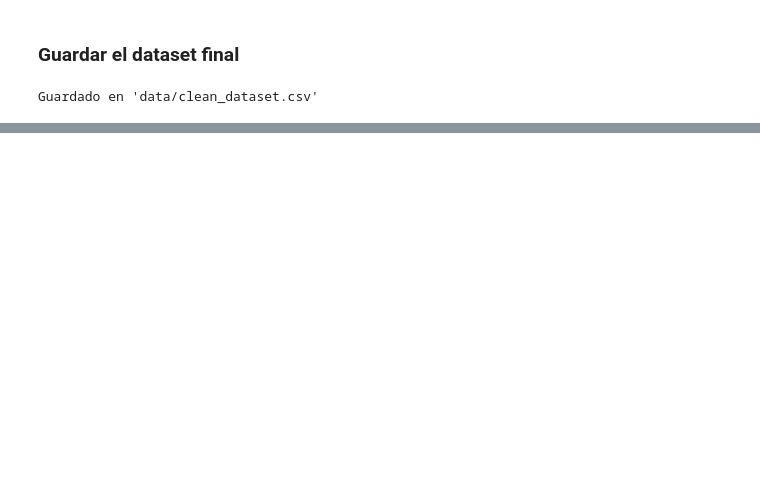
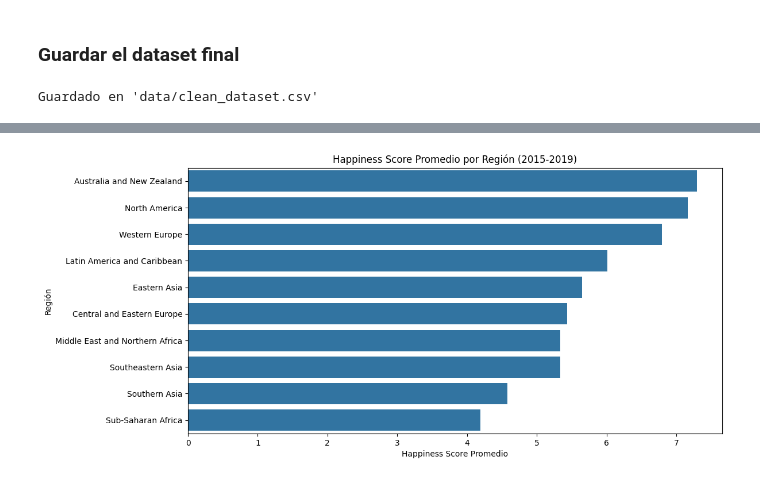
Before and after one commit to Michelburgos/Workshop-3, a Jupyter notebook: notebooks/001-EDA copy.ipynb, the cells around one changed output, grey strips where cells are left out. Cells and saved outputs as stored; diff of their text form; code cells hidden in the pictures; blank space fills up the shorter version.

```diff
--- a/notebooks/001-EDA copy.ipynb
+++ b/notebooks/001-EDA copy.ipynb
@@ -1016,0 +1002,17 @@ Guardado en 'data/clean_dataset.csv'
+# %%
+region_cols = [col for col in df.columns if col.startswith('Region_Region_')]
+region_means = []
+for region in region_cols:
+    region_name = region.replace('Region_Region_', '')
+    mean_score = df[df[region] == 1]['Happiness_Score'].mean()
+    region_means.append({'Region': region_name, 'Happiness_Score': mean_score})
+
+region_df = pd.DataFrame(region_means)
+plt.figure(figsize=(12, 6))
+sns.barplot(x='Happiness_Score', y='Region', data=region_df.sort_values('Happiness_Score', ascending=False))
+plt.title('Happiness Score Promedio por Región (2015-2019)')
+plt.xlabel('Happiness Score Promedio')
+plt.ylabel('Región')
+plt.show()
+# %% [output]
+[figure, added]
```
Also changed, not shown: parts of 26 cells of this notebook, 6 other files.
